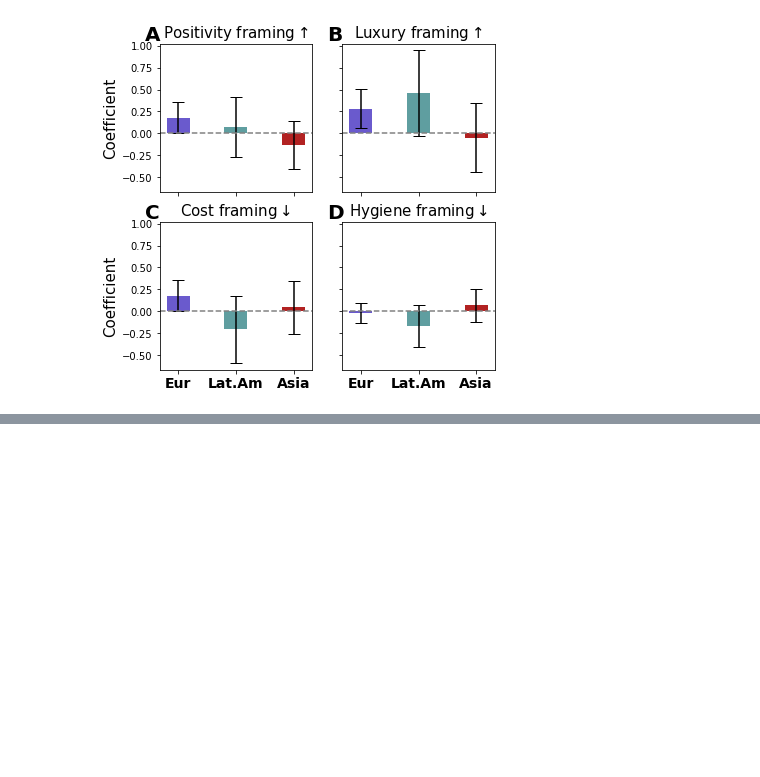
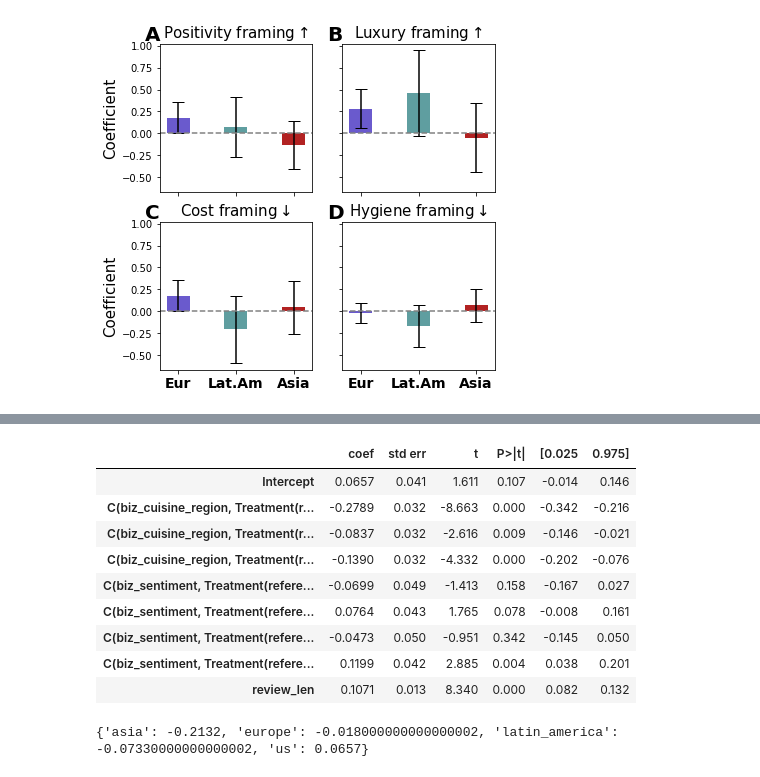
Before and after one commit to yiweiluo/immigrant-food-framing, a Jupyter notebook: 2_DATA_ANALYSIS/plotting.ipynb, the cells around one changed output, grey strips where cells are left out. Cells and saved outputs as stored; diff of their text form; code cells hidden in the pictures; blank space fills up the shorter version.

```diff
--- a/2_DATA_ANALYSIS/plotting.ipynb
+++ b/2_DATA_ANALYSIS/plotting.ipynb
@@ -2170,0 +2307,17 @@ plt.show()
+# %%
+# Rusticity results
+res = fetch_results('auth_simple_words_agg_score', 'biz_cuisine_region', results_dir='llm_results')
+display(res)
+print(get_abs_coeffs(res))
+# %% [output]
+|  | coef | std err | t | P>|t| | [0.025 | 0.975] |
+| Intercept | 0.0657 | 0.041 | 1.611 | 0.107 | -0.014 | 0.146 |
+| C(biz_cuisine_region, Treatment(r... | -0.2789 | 0.032 | -8.663 | 0.000 | -0.342 | -0.216 |
+| C(biz_cuisine_region, Treatment(r... | -0.0837 | 0.032 | -2.616 | 0.009 | -0.146 | -0.021 |
+| C(biz_cuisine_region, Treatment(r... | -0.1390 | 0.032 | -4.332 | 0.000 | -0.202 | -0.076 |
+| C(biz_sentiment, Treatment(refere... | -0.0699 | 0.049 | -1.413 | 0.158 | -0.167 | 0.027 |
+| C(biz_sentiment, Treatment(refere... | 0.0764 | 0.043 | 1.765 | 0.078 | -0.008 | 0.161 |
+| C(biz_sentiment, Treatment(refere... | -0.0473 | 0.050 | -0.951 | 0.342 | -0.145 | 0.050 |
+| C(biz_sentiment, Treatment(refere... | 0.1199 | 0.042 | 2.885 | 0.004 | 0.038 | 0.201 |
+| review_len | 0.1071 | 0.013 | 8.340 | 0.000 | 0.082 | 0.132 |
+{'asia': -0.2132, 'europe': -0.018000000000000002, 'latin_america': -0.07330000000000002, 'us': 0.0657}
```
Also changed, not shown: parts of 33 cells of this notebook.
